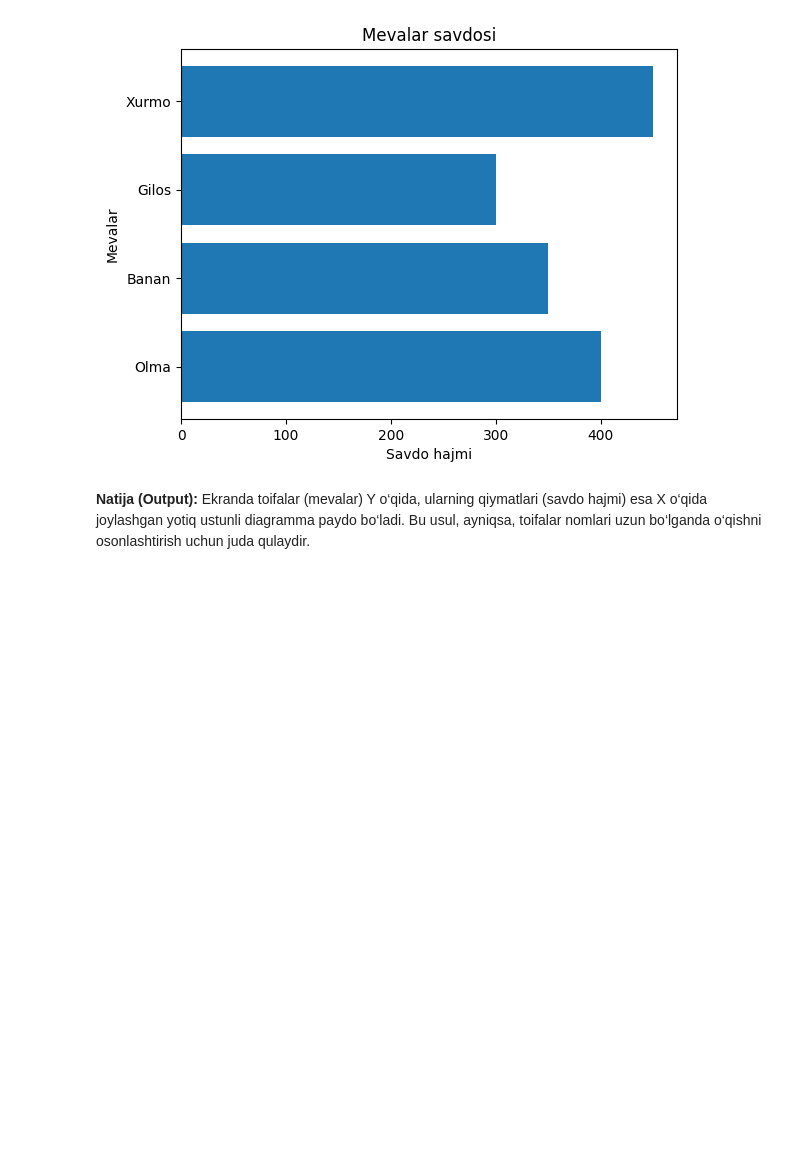
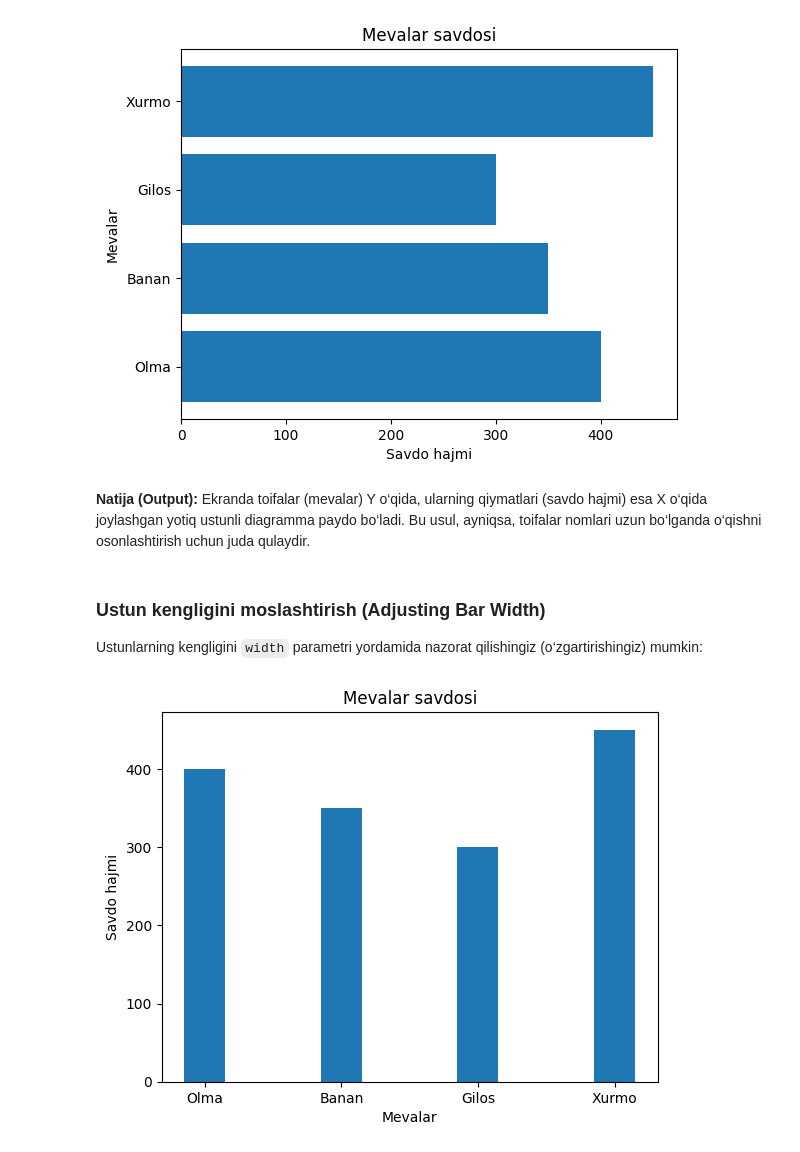
Before and after one commit to qwerty291996/2025-2026, a Jupyter notebook: O'quv qo'llanma Matplotlib/2. Matplotlib yordamida grafiklar chizish (Plotting with Matplotlib).ipynb, the cells around one changed output. Cells and saved outputs as stored; diff of their text form; code cells hidden in the pictures; blank space fills up the shorter version.

```diff
--- a/O'quv qo'llanma Matplotlib/2. Matplotlib yordamida grafiklar chizish (Plotting with Matplotlib).ipynb
+++ b/O'quv qo'llanma Matplotlib/2. Matplotlib yordamida grafiklar chizish (Plotting with Matplotlib).ipynb
@@ -610,3 +610,20 @@ plt.show()
 # %% [markdown]
 **Natija (Output):**
 Ekranda toifalar (mevalar) Y o‘qida, ularning qiymatlari (savdo hajmi) esa X o‘qida joylashgan yotiq ustunli diagramma paydo bo‘ladi. Bu usul, ayniqsa, toifalar nomlari uzun bo‘lganda o‘qishni osonlashtirish uchun juda qulaydir.
+# %% [markdown]
+### Ustun kengligini moslashtirish (Adjusting Bar Width)
+
+Ustunlarning kengligini `width` parametri yordamida nazorat qilishingiz (o‘zgartirishingiz) mumkin:
+# %%
+fruits = ['Olma', 'Banan', 'Gilos', 'Xurmo‘]
+sales = [400, 350, 300, 450]
+
+# width=0.3 orqali ustunlar kengligini ingichkalashtirish
+plt.bar(fruits, sales, width=0.3)
+
+plt.title('Mevalar savdosi')
+plt.xlabel('Mevalar')
+plt.ylabel('Savdo hajmi')
+plt.show()
+# %% [output]
+[figure, added]
```
Also changed, not shown: parts of 69 cells of this notebook, 24 other files.
